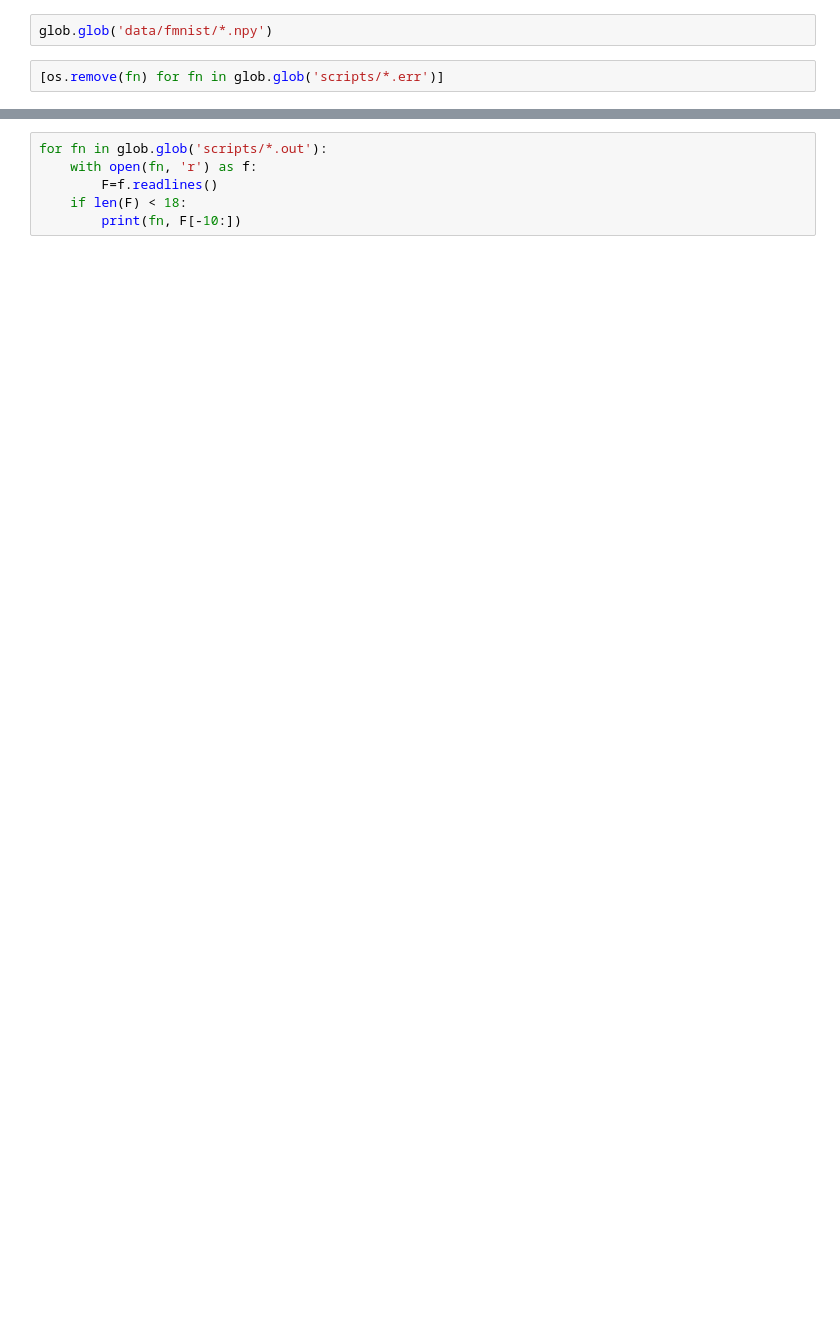
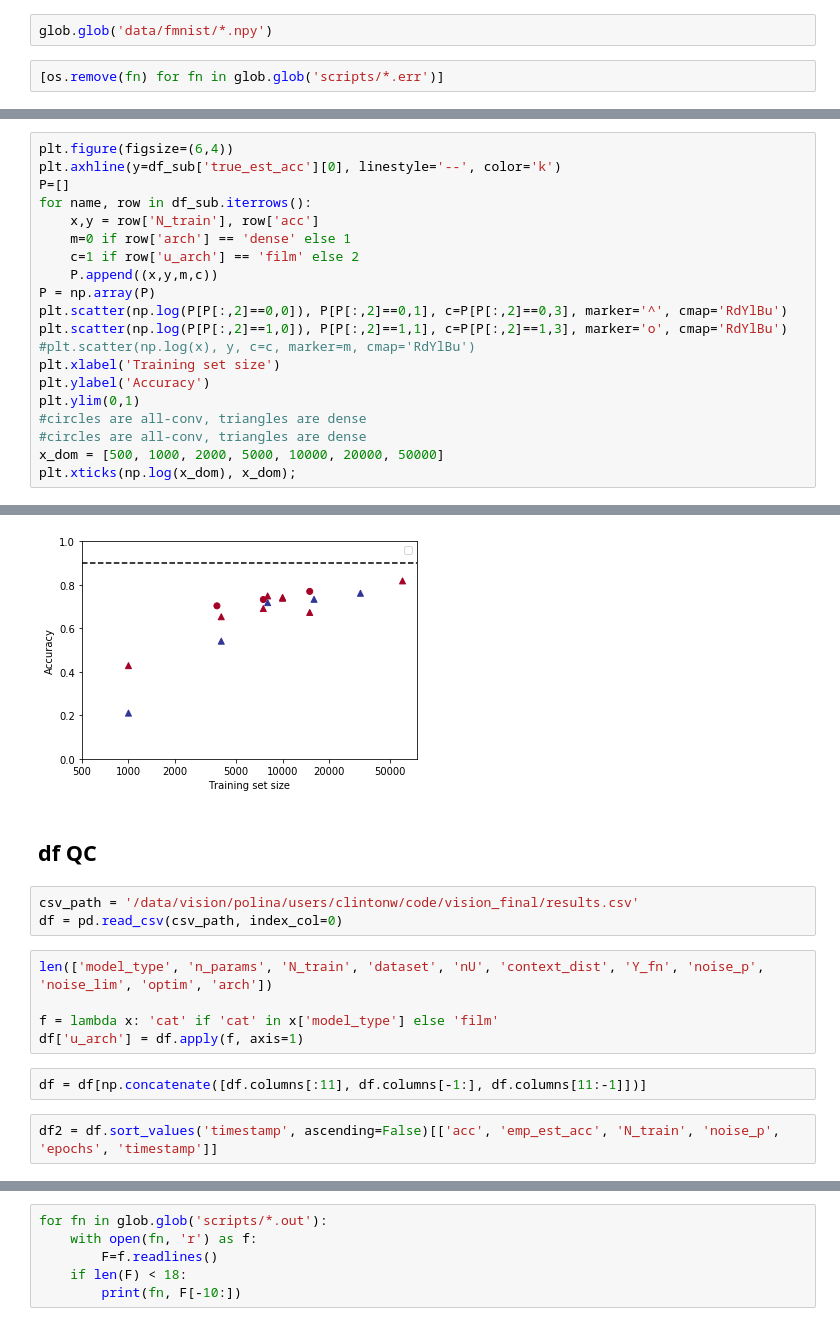
Before and after one commit to clintonjwang/conditional_nets, a Jupyter notebook: scratchpad.ipynb, the cells around one changed output, grey strips where cells are left out. Drawn from its saved outputs; the diff is of its cells as text; blank space fills up the shorter version.

```diff
--- a/scratchpad.ipynb
+++ b/scratchpad.ipynb
@@ -78,0 +132,21 @@ glob.glob('data/fmnist/*.npy')
+# %%
+plt.figure(figsize=(6,4))
+plt.axhline(y=df_sub['true_est_acc'][0], linestyle='--', color='k')
+P=[]
+for name, row in df_sub.iterrows():
+    x,y = row['N_train'], row['acc']
+    m=0 if row['arch'] == 'dense' else 1
+    c=1 if row['u_arch'] == 'film' else 2
+    P.append((x,y,m,c))
+P = np.array(P)
+plt.scatter(np.log(P[P[:,2]==0,0]), P[P[:,2]==0,1], c=P[P[:,2]==0,3], marker='^', cmap='RdYlBu')
+plt.scatter(np.log(P[P[:,2]==1,0]), P[P[:,2]==1,1], c=P[P[:,2]==1,3], marker='o', cmap='RdYlBu')
+#plt.scatter(np.log(x), y, c=c, marker=m, cmap='RdYlBu')
+plt.xlabel('Training set size')
+plt.ylabel('Accuracy')
+plt.ylim(0,1)
+#circles are all-conv, triangles are dense
+#circles are all-conv, triangles are dense
+x_dom = [500, 1000, 2000, 5000, 10000, 20000, 50000]
+plt.xticks(np.log(x_dom), x_dom);
+# %% [output]
@@ -78,0 +154,15 @@ glob.glob('data/fmnist/*.npy')
+[figure, added]
+# %% [markdown]
+## df QC
+# %%
+csv_path = '/data/vision/polina/users/clintonw/code/vision_final/results.csv'
+df = pd.read_csv(csv_path, index_col=0)
+# %%
+len(['model_type', 'n_params', 'N_train', 'dataset', 'nU', 'context_dist', 'Y_fn', 'noise_p', 'noise_lim', 'optim', 'arch'])
+
+f = lambda x: 'cat' if 'cat' in x['model_type'] else 'film'
+df['u_arch'] = df.apply(f, axis=1)
+# %%
+df = df[np.concatenate([df.columns[:11], df.columns[-1:], df.columns[11:-1]])]
+# %%
+df2 = df.sort_values('timestamp', ascending=False)[['acc', 'emp_est_acc', 'N_train', 'noise_p', 'epochs', 'timestamp']]
```
Also changed, not shown: parts of 37 cells of this notebook, 8 other files.
